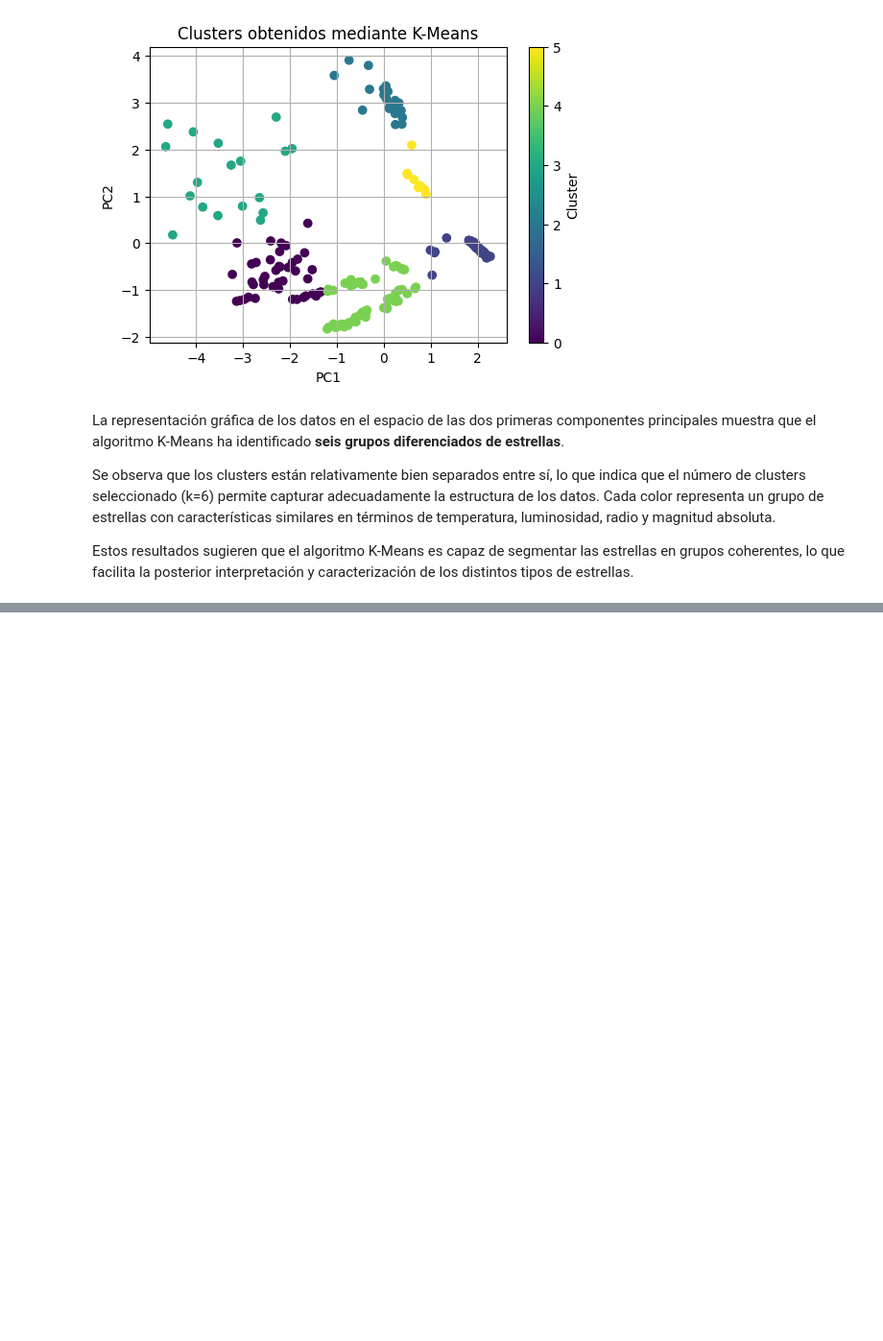
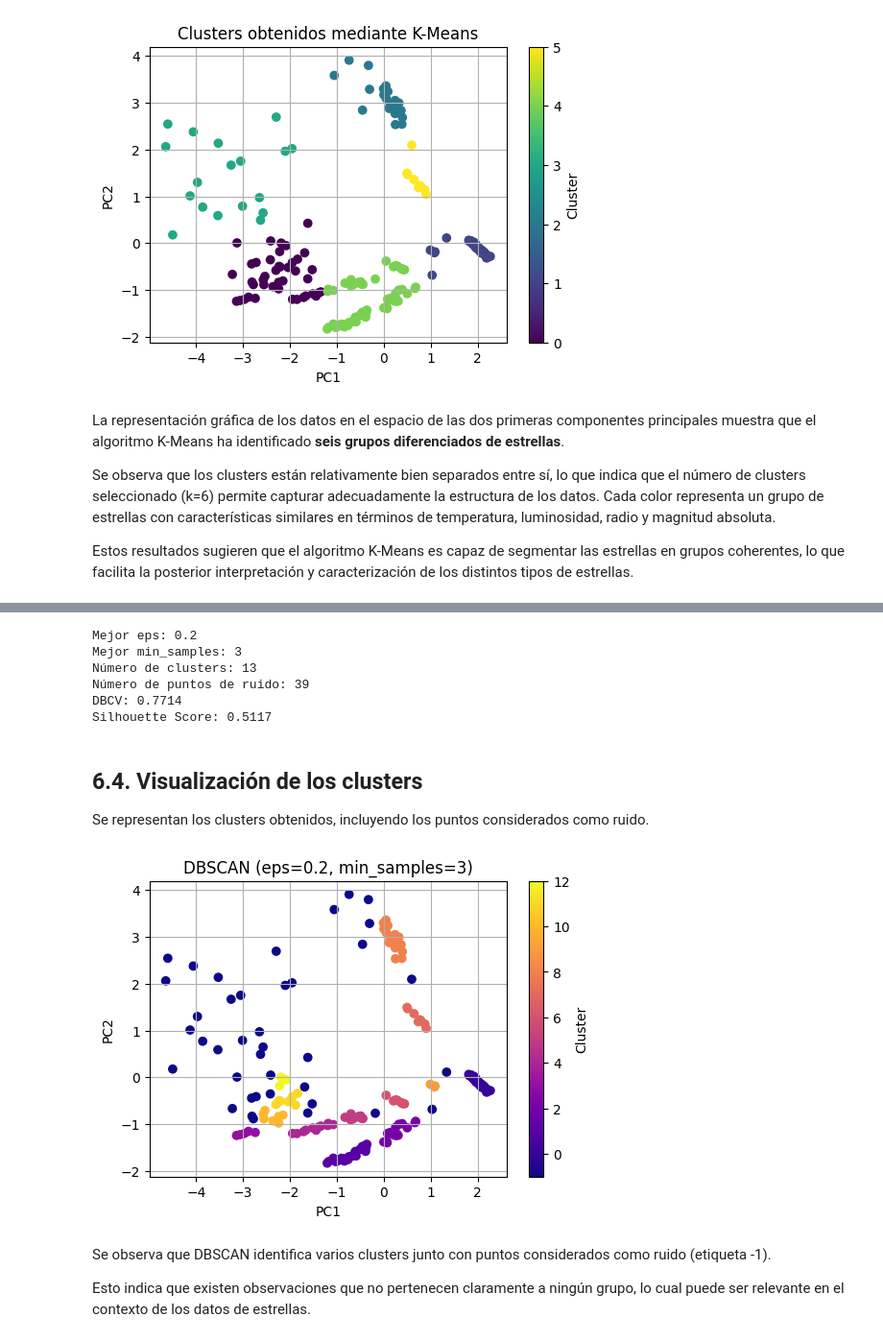
Before and after one commit to 100495785/Grupo17_Practica2, a Jupyter notebook: Practica2_estrellas.ipynb, the cells around one changed output, grey strips where cells are left out. Shown at 96% size. Cells and saved outputs as stored; diff of their text form; code cells hidden in the pictures; blank space fills up the shorter version.

```diff
--- a/Practica2_estrellas.ipynb
+++ b/Practica2_estrellas.ipynb
@@ -443,0 +689,10 @@ Estos resultados sugieren que el algoritmo K-Means es capaz de segmentar las est
+# %%
+import pandas as pd
+
+df_db = pd.DataFrame(
+    dbscan_results,
+    columns=['eps', 'min_samples', 'silhouette', 'dbcv', 'n_clusters', 'n_noise']
+)
+
+df_db_sorted = df_db.sort_values(by='dbcv', ascending=False)
+df_db_sorted.head(10)
@@ -443,0 +711,49 @@ Estos resultados sugieren que el algoritmo K-Means es capaz de segmentar las est
+# %%
+best_db = df_db_sorted.iloc[0]
+
+best_eps = best_db['eps']
+best_min_samples = int(best_db['min_samples'])
+
+dbscan = DBSCAN(eps=best_eps, min_samples=best_min_samples)
+db_labels = dbscan.fit_predict(X_pca)
+
+print(f"Mejor eps: {best_eps}")
+print(f"Mejor min_samples: {best_min_samples}")
+print(f"Número de clusters: {int(best_db['n_clusters'])}")
+print(f"Número de puntos de ruido: {int(best_db['n_noise'])}")
+print(f"DBCV: {best_db['dbcv']:.4f}")
+print(f"Silhouette Score: {best_db['silhouette']:.4f}")
+# %% [output]
+Mejor eps: 0.2
+Mejor min_samples: 3
+Número de clusters: 13
+Número de puntos de ruido: 39
+DBCV: 0.7714
+Silhouette Score: 0.5117
+# %% [markdown]
+## 6.4. Visualización de los clusters
+
+Se representan los clusters obtenidos, incluyendo los puntos considerados como ruido.
+# %%
+plt.figure(figsize=(6,4))
+
+plt.scatter(
+    X_pca[:,0],
+    X_pca[:,1],
+    c=db_labels,
+    cmap='plasma'
+)
+
+plt.title(f"DBSCAN (eps={best_eps}, min_samples={best_min_samples})")
+plt.xlabel("PC1")
+plt.ylabel("PC2")
+plt.colorbar(label="Cluster")
+plt.grid(True)
+
+plt.show()
+# %% [output]
+[figure, added]
+# %% [markdown]
+Se observa que DBSCAN identifica varios clusters junto con puntos considerados como ruido (etiqueta -1).
+
+Esto indica que existen observaciones que no pertenecen claramente a ningún grupo, lo cual puede ser relevante en el contexto de los datos de estrellas.
```
Also changed, not shown: parts of 36 cells of this notebook.
